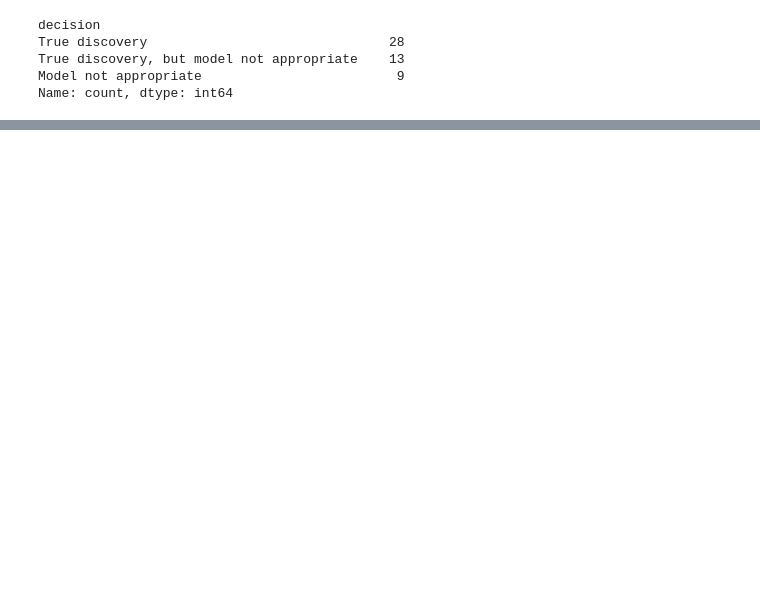
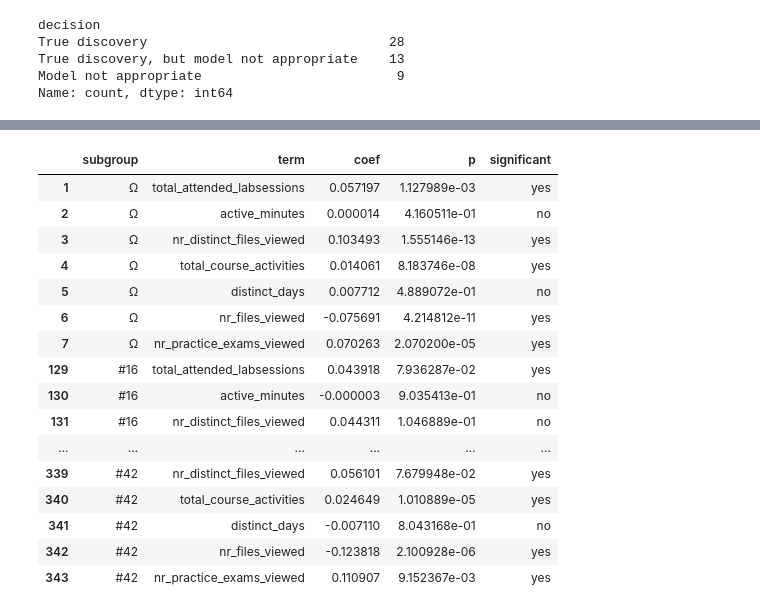
Before and after one commit to TvanGorcum/EMM_Group_4, a Jupyter notebook: inspect_private_fda.ipynb, the cells around one changed output, grey strips where cells are left out. Drawn from its saved outputs; the diff is of its cells as text; code cells hidden in the pictures; blank space fills up the shorter version.

```diff
--- a/inspect_private_fda.ipynb
+++ b/inspect_private_fda.ipynb
@@ -145,3 +150,23 @@ df_s[df_s['subgroup_rank'].isin(chosen )][['subgroup_rank', 'description', 'deci
 | 38 | 39 | GPA in (1.399, 5.6] ∧ course_repe... | True discovery | 66.59 | 0.340 | -0.331 | 65 |
 | 40 | 41 | GPA in (1.399, 5.6] ∧ course_repe... | True discovery | 66.16 | 0.424 | -0.225 | 51 |
 | 41 | 42 | GPA in (1.399, 5.6] | True discovery | 64.26 | 0.345 | -0.170 | 75 |
+# %%
+df_lins
+# %% [output]
+|  | subgroup | term | coef | p | significant |
+| 1 | Ω | total_attended_labsessions | 0.057197 | 1.127989e-03 | yes |
+| 2 | Ω | active_minutes | 0.000014 | 4.160511e-01 | no |
+| 3 | Ω | nr_distinct_files_viewed | 0.103493 | 1.555146e-13 | yes |
+| 4 | Ω | total_course_activities | 0.014061 | 8.183746e-08 | yes |
+| 5 | Ω | distinct_days | 0.007712 | 4.889072e-01 | no |
+| 6 | Ω | nr_files_viewed | -0.075691 | 4.214812e-11 | yes |
+| 7 | Ω | nr_practice_exams_viewed | 0.070263 | 2.070200e-05 | yes |
+| 129 | #16 | total_attended_labsessions | 0.043918 | 7.936287e-02 | yes |
+| 130 | #16 | active_minutes | -0.000003 | 9.035413e-01 | no |
+| 131 | #16 | nr_distinct_files_viewed | 0.044311 | 1.046889e-01 | no |
+| ... | ... | ... | ... | ... | ... |
+| 339 | #42 | nr_distinct_files_viewed | 0.056101 | 7.679948e-02 | yes |
+| 340 | #42 | total_course_activities | 0.024649 | 1.010889e-05 | yes |
+| 341 | #42 | distinct_days | -0.007110 | 8.043168e-01 | no |
+| 342 | #42 | nr_files_viewed | -0.123818 | 2.100928e-06 | yes |
+| 343 | #42 | nr_practice_exams_viewed | 0.110907 | 9.152367e-03 | yes |
```
Also changed, not shown: parts of 4 cells of this notebook, 19 other files.
